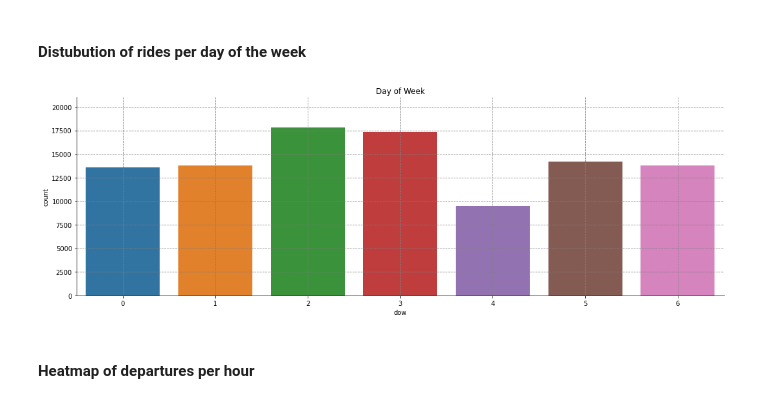
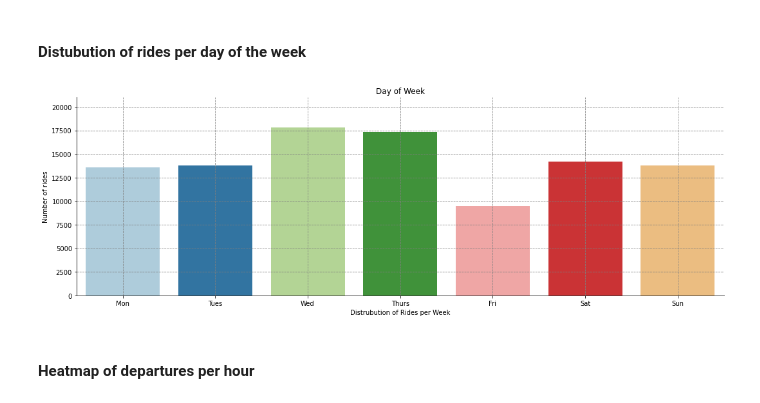
Before and after one commit to kelvinpurdom/HelsinkiCityBikes, a Jupyter notebook: notebooks/HelsinkiCityBikes.ipynb, the cells around one changed output. Cells and saved outputs as stored; diff of their text form; code cells hidden in the pictures.

```diff
--- a/notebooks/HelsinkiCityBikes.ipynb
+++ b/notebooks/HelsinkiCityBikes.ipynb
@@ -331,15 +331,19 @@ plt.show()
 # %% [markdown]
 #### Distubution of rides per day of the week
 # %%
+# plotting rideshare per day
 palette = sns.color_palette('Paired', 10)
-sns.catplot(x="dow", kind="count", data=df.head(100000), height=5, aspect=3);
+g2 = sns.catplot(x="dow", kind="count", data=df.head(100000), height=5, aspect=3,palette=palette);
 sns.despine()
 plt.ylim(0,21000)
 plt.grid(linestyle="--", color='grey')
-plt.title('Day of Week');
+plt.title('Day of Week')
+plt.xlabel('Distrubution of Rides per Week')
+plt.ylabel('Number of Rides')
+g2.set_xticklabels(['Mon','Tues','Wed','Thurs','Fri','Sat','Sun'])
 plt.show()
 # %% [output]
-[figure, old version]
+[figure, new version]
 # %% [markdown]
 #### Heatmap of departures per hour
 # %%
```
